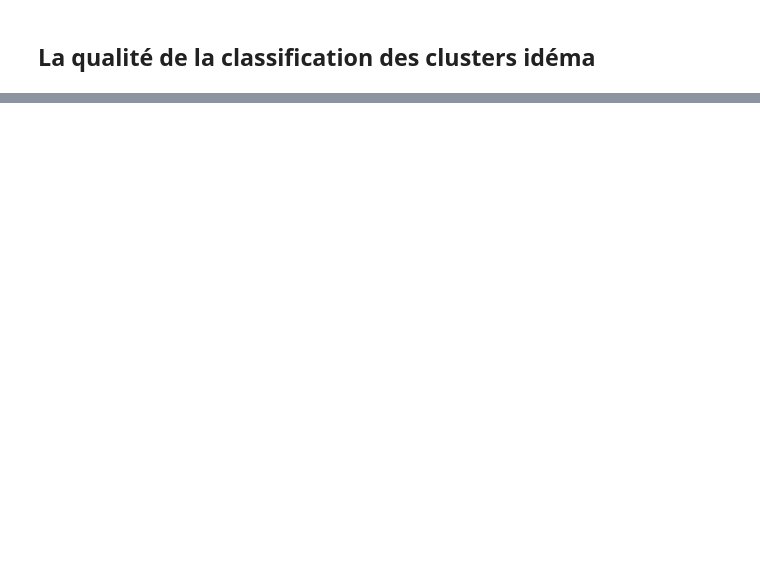
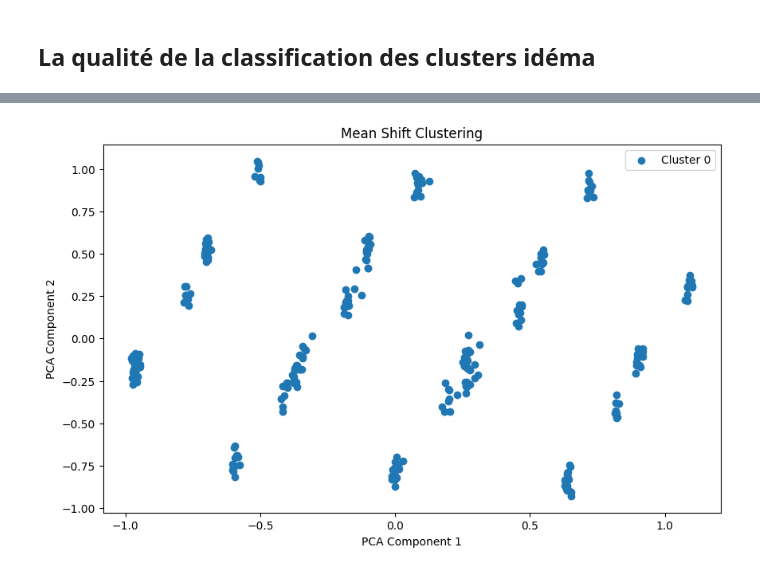
Before and after one commit to Viet281101/ITLMAU, a Jupyter notebook: Semestre_6_L3/IA_et_apprentissage/Projet/test.ipynb, the cells around one changed output, grey strips where cells are left out. Drawn from its saved outputs; the diff is of its cells as text; code cells hidden in the pictures; blank space fills up the shorter version.

```diff
--- a/Semestre_6_L3/IA_et_apprentissage/Projet/test.ipynb
+++ b/Semestre_6_L3/IA_et_apprentissage/Projet/test.ipynb
@@ -279,6 +293,9 @@ def find_optimal_bandwidth(data):
 mean_shift_clusters = find_optimal_bandwidth(data_scaled)
 # %% [output]
 Estimated Bandwidth: 1.2934867949041473
+# %%
+mean_shift_optimal = MeanShift(bandwidth=estimate_bandwidth(data_scaled))
+mean_shift_labels_optimal = mean_shift_optimal.fit_predict(data_scaled)
 # %% [markdown]
 ### DBSCAN
 # %%
@@ -337,0 +446,4 @@ find_optimal_clusters_silhouette(data_scaled, AgglomerativeClustering)
+# %%
+plot_clusters(data_pca, mean_shift_labels_optimal, 'Mean Shift Clustering')
+# %% [output]
+[figure, added]
```
Also changed, not shown: parts of 29 cells of this notebook, 1 other file.
